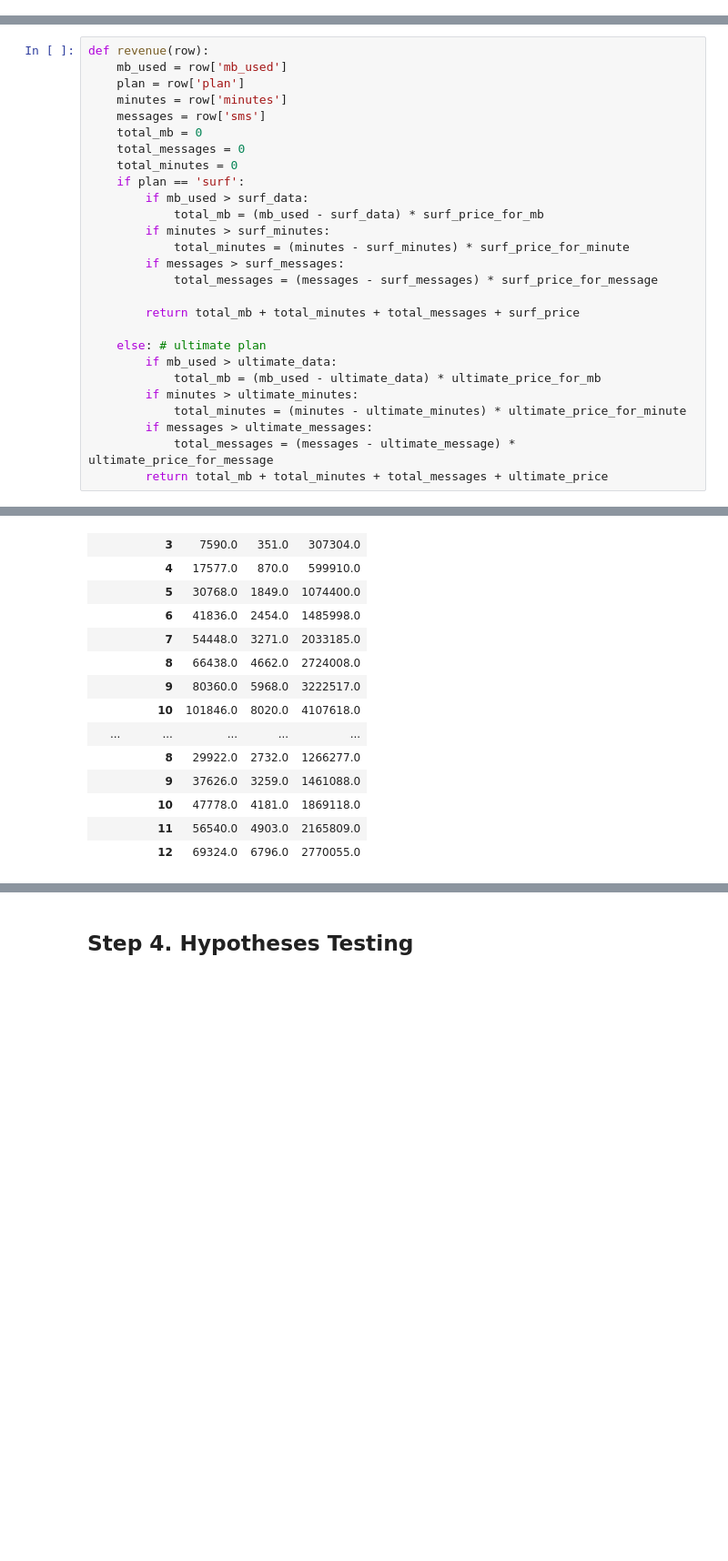
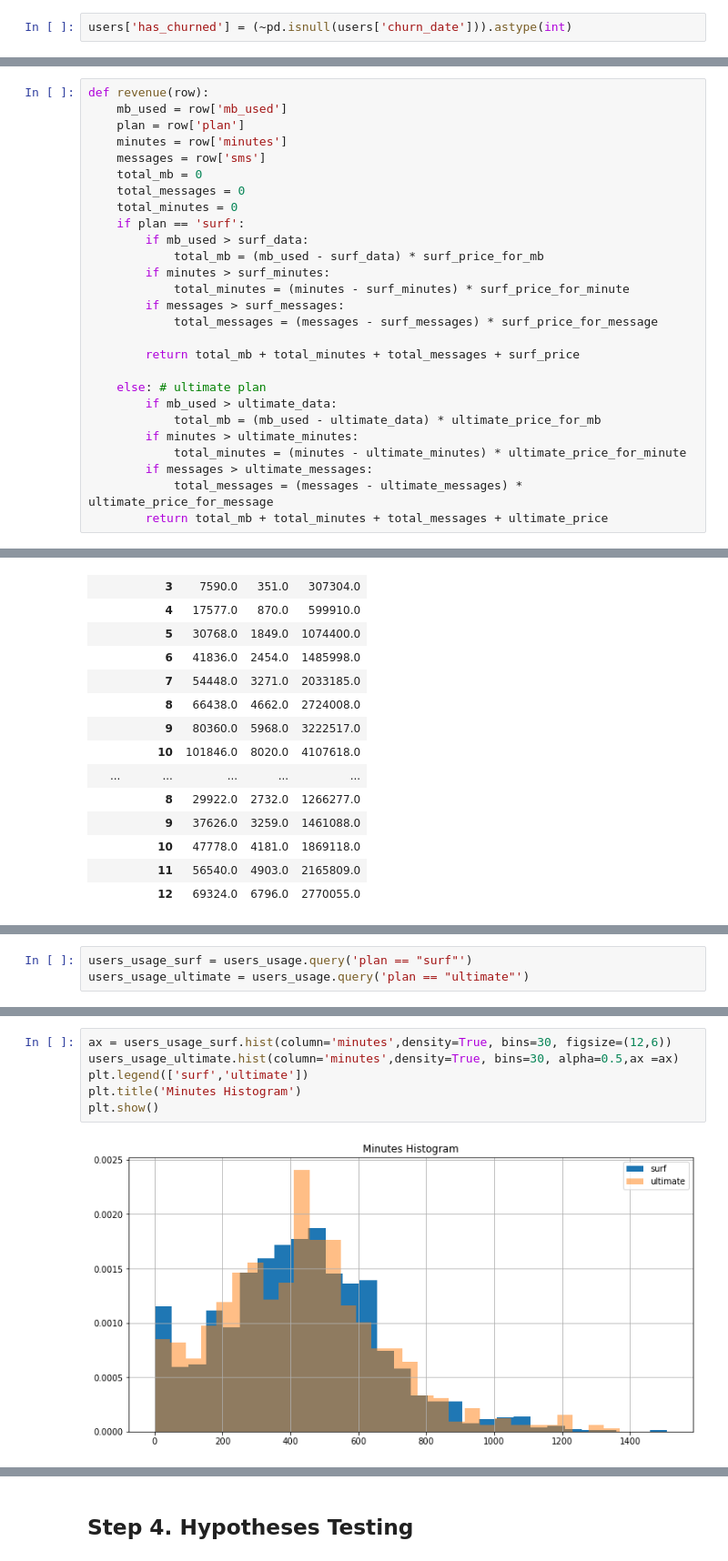
Before and after one commit to rainbowmoonlight/Yandex_Practicum_Projects, a Jupyter notebook: 03 Telecom Statistical Data Analysis/Telecom Statistical Data Analysis.ipynb, the cells around one changed output, grey strips where cells are left out. Shown at 91% size. Drawn from its saved outputs; the diff is of its cells as text; blank space fills up the shorter version.

```diff
--- a/03 Telecom Statistical Data Analysis/Telecom Statistical Data Analysis.ipynb
+++ b/03 Telecom Statistical Data Analysis/Telecom Statistical Data Analysis.ipynb
@@ -398,3 +393,5 @@ users['churn_date'].isna().sum()/ len(users) * 100
 (len(users) - users['churn_date'].isna().sum())/len(users) * 100
 # %% [output]
 6.800000000000001
+# %%
+users['has_churned'] = (~pd.isnull(users['churn_date'])).astype(int)
@@ -746,7 +748,7 @@ def revenue(row):
         if minutes > ultimate_minutes:
             total_minutes = (minutes - ultimate_minutes) * ultimate_price_for_minute
         if messages > ultimate_messages:
-            total_messages = (messages - ultimate_message) * ultimate_price_for_message
+            total_messages = (messages - ultimate_messages) * ultimate_price_for_message
         return total_mb + total_minutes + total_messages + ultimate_price
 # %%
 users_usage['revenue'] = users_usage.apply(revenue, axis=1)
@@ -863,0 +899,3 @@ status
+# %%
+users_usage_surf = users_usage.query('plan == "surf"')
+users_usage_ultimate = users_usage.query('plan == "ultimate"')
@@ -863,0 +914,8 @@ status
+# %%
+ax = users_usage_surf.hist(column='minutes',density=True, bins=30, figsize=(12,6))
+users_usage_ultimate.hist(column='minutes',density=True, bins=30, alpha=0.5,ax =ax)
+plt.legend(['surf','ultimate'])
+plt.title('Minutes Histogram')
+plt.show()
+# %% [output]
+[figure, added]
```
Also changed, not shown: parts of 46 cells of this notebook.
